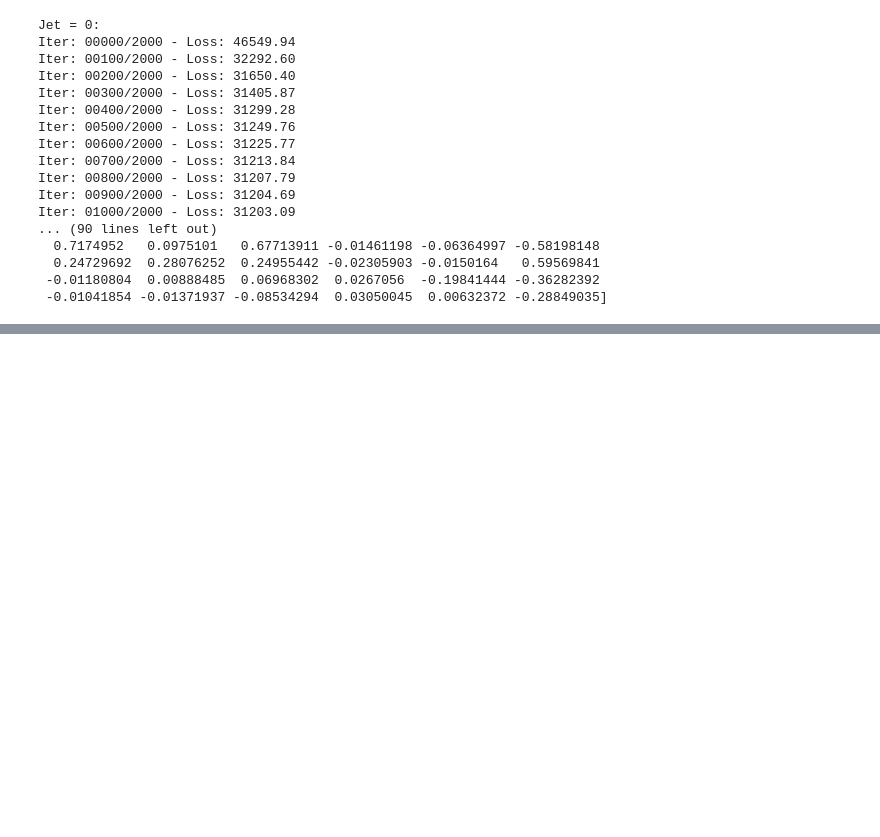
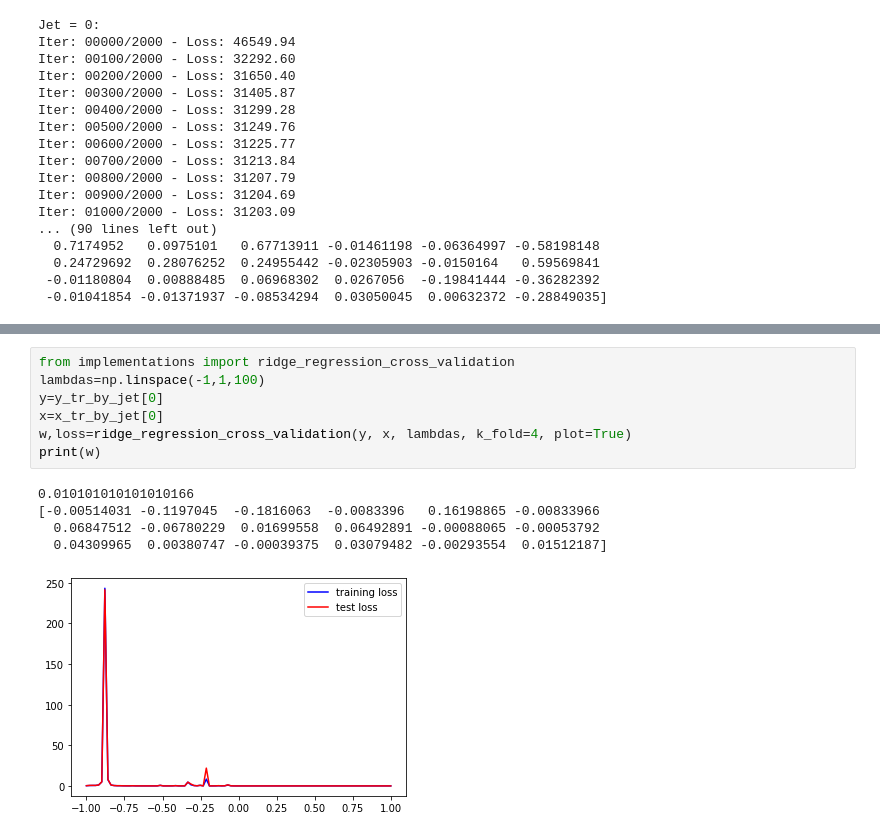
Before and after one commit to Quentin18/higgs-boson-challenge, a Jupyter notebook: scripts/main.ipynb, the cells around one changed output, grey strips where cells are left out. Drawn from its saved outputs; the diff is of its cells as text; blank space fills up the shorter version.

Commit message:
add cross validation

```diff
--- a/scripts/main.ipynb
+++ b/scripts/main.ipynb
@@ -247,0 +294,13 @@ scatter_all_features(x_te_by_jet[2],y_te_by_jet[3])
+# %%
+from implementations import ridge_regression_cross_validation
+lambdas=np.linspace(-1,1,100)
+y=y_tr_by_jet[0]
+x=x_tr_by_jet[0]
+w,loss=ridge_regression_cross_validation(y, x, lambdas, k_fold=4, plot=True)
+print(w)
+# %% [output]
+0.010101010101010166
+[-0.00514031 -0.1197045  -0.1816063  -0.0083396   0.16198865 -0.00833966
+  0.06847512 -0.06780229  0.01699558  0.06492891 -0.00088065 -0.00053792
+  0.04309965  0.00380747 -0.00039375  0.03079482 -0.00293554  0.01512187]
+[figure, added]
```
Also changed, not shown: parts of 6 cells of this notebook, 4 other files.
